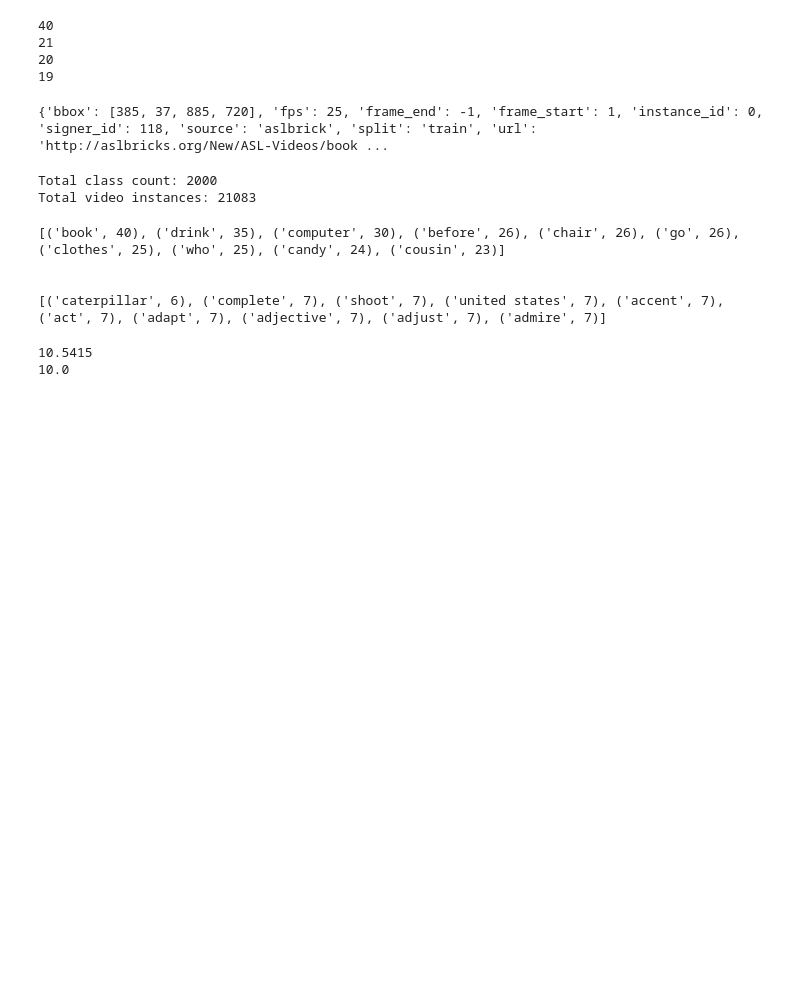
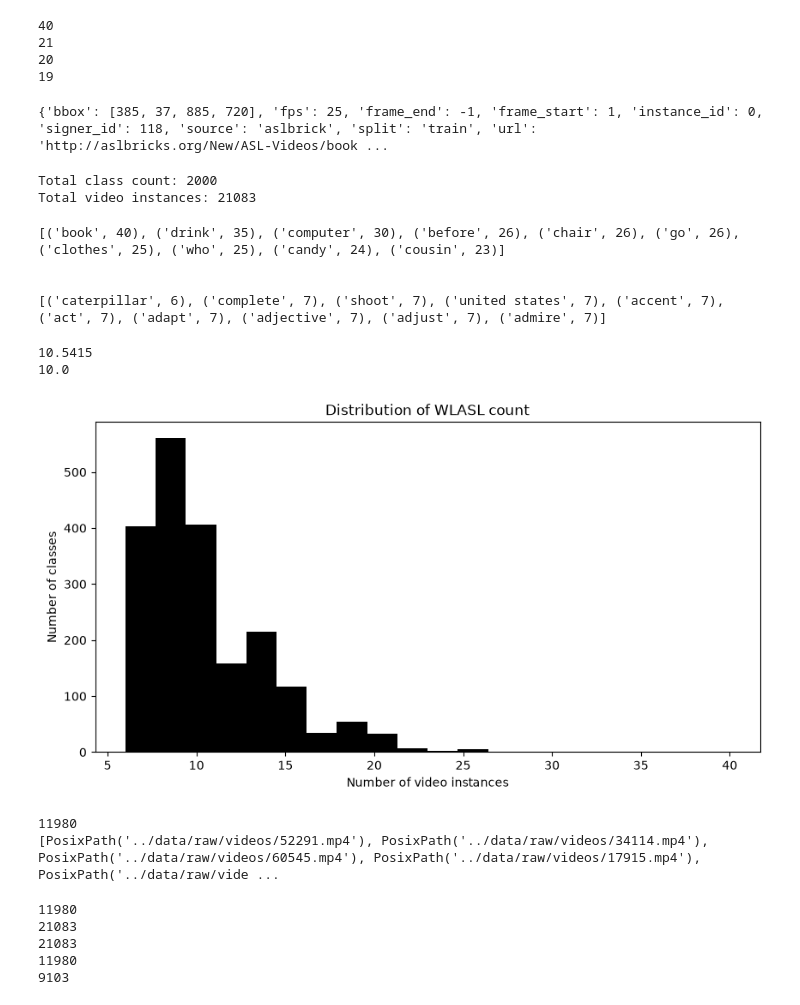
Before and after one commit to kristheticcc/asl-word-recognition, a Jupyter notebook: notebooks/01_dataset_exploration.ipynb, the cells around one changed output. Cells and saved outputs as stored; diff of their text form; code cells hidden in the pictures; blank space fills up the shorter version.

Commit message:
Local video exploration, Meta data comparison with local videos, and distribution plot.

```diff
--- a/notebooks/01_dataset_exploration.ipynb
+++ b/notebooks/01_dataset_exploration.ipynb
@@ -96,3 +99,14 @@ print(np.median(counts))
 # %% [output]
 10.5415
 10.0
+# %%
+# Histogram: distribution of counts of video instances
+# Most WLASL classes have approximately 7-12 instances; relatively few classes have more than 20
+plt.figure(figsize=(10, 5))
+plt.hist(counts, bins=20, color="black")
+plt.xlabel("Number of video instances")
+plt.ylabel("Number of classes")
+plt.title("Distribution of WLASL count")
+plt.show()
+# %% [output]
+[figure, added]
@@ -98,0 +119,33 @@ print(np.median(counts))
+# %%
+# Number of video files
+print(len(video_files))     # Gives 11980 whis is not equal to 21083 (Total video instances from before)
+
+# First 10 video files
+print(video_files[:10])
+# %% [output]
+11980
+[PosixPath('../data/raw/videos/52291.mp4'), PosixPath('../data/raw/videos/34114.mp4'), PosixPath('../data/raw/videos/60545.mp4'), PosixPath('../data/raw/videos/17915.mp4'), PosixPath('../data/raw/vide ...
+# %%
+# Comparing video ids from the metadata with the video ids from video files
+
+local_video_ids = {video.stem for video in video_files}
+meta_data_instance_ids = {instance.get("video_id") for item in data for instance in item["instances"]}
+
+print(len(local_video_ids))         # Unique local video ids
+print(sum(counts))                  # Total metadata instances
+print(len(meta_data_instance_ids))  # Unique metadata video ids
+
+ # Videos found in both metadata and local video files
+print(len(meta_data_instance_ids & local_video_ids))
+
+# Video ids only in metadata but not local videos
+print(len(meta_data_instance_ids - local_video_ids))
+
+# Conclusion: No duplicate video ids in the metadata as total instances and unique metadata ids
+# are same. Also, all 11,980 video ids appear in metadata. 9,103 videos are missing locally.'''
+# %% [output]
+11980
+21083
+21083
+11980
+9103
```
Also changed, not shown: parts of 2 cells of this notebook, 2 other files.
